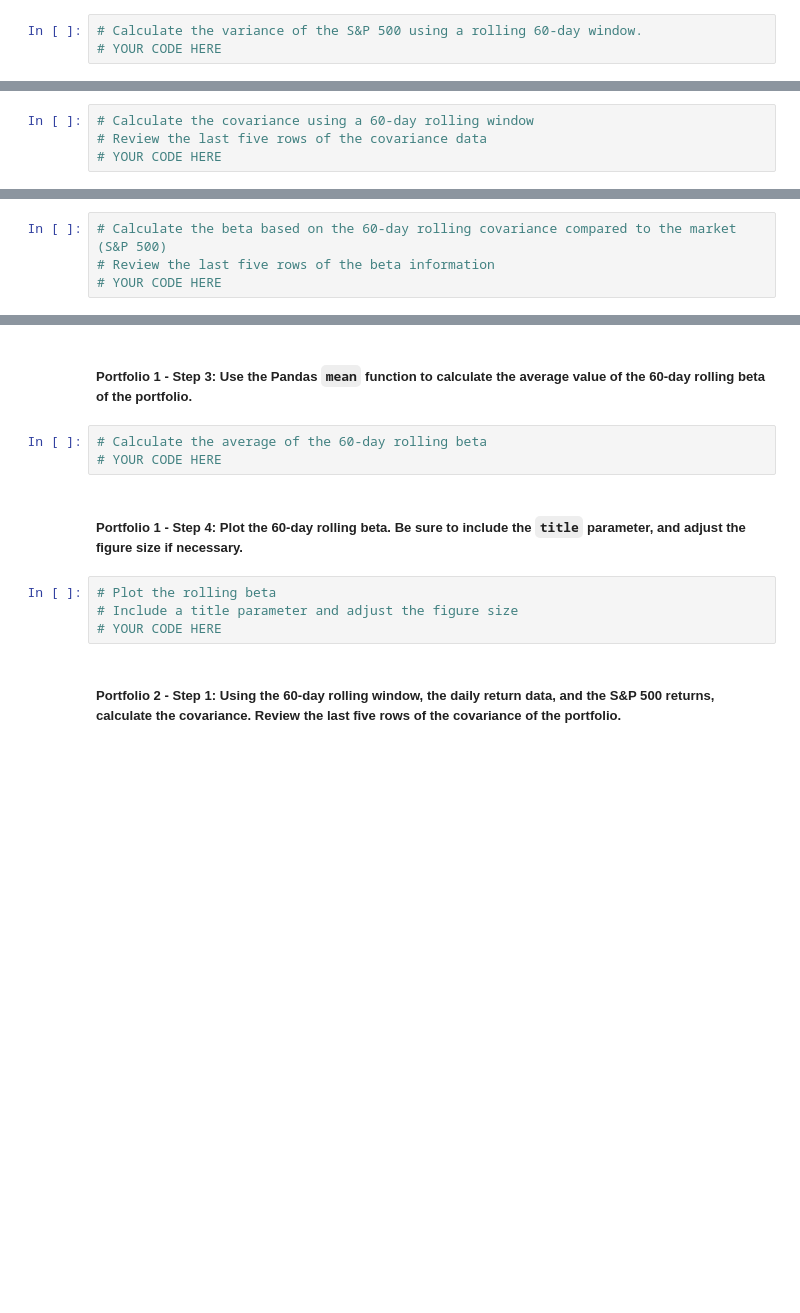
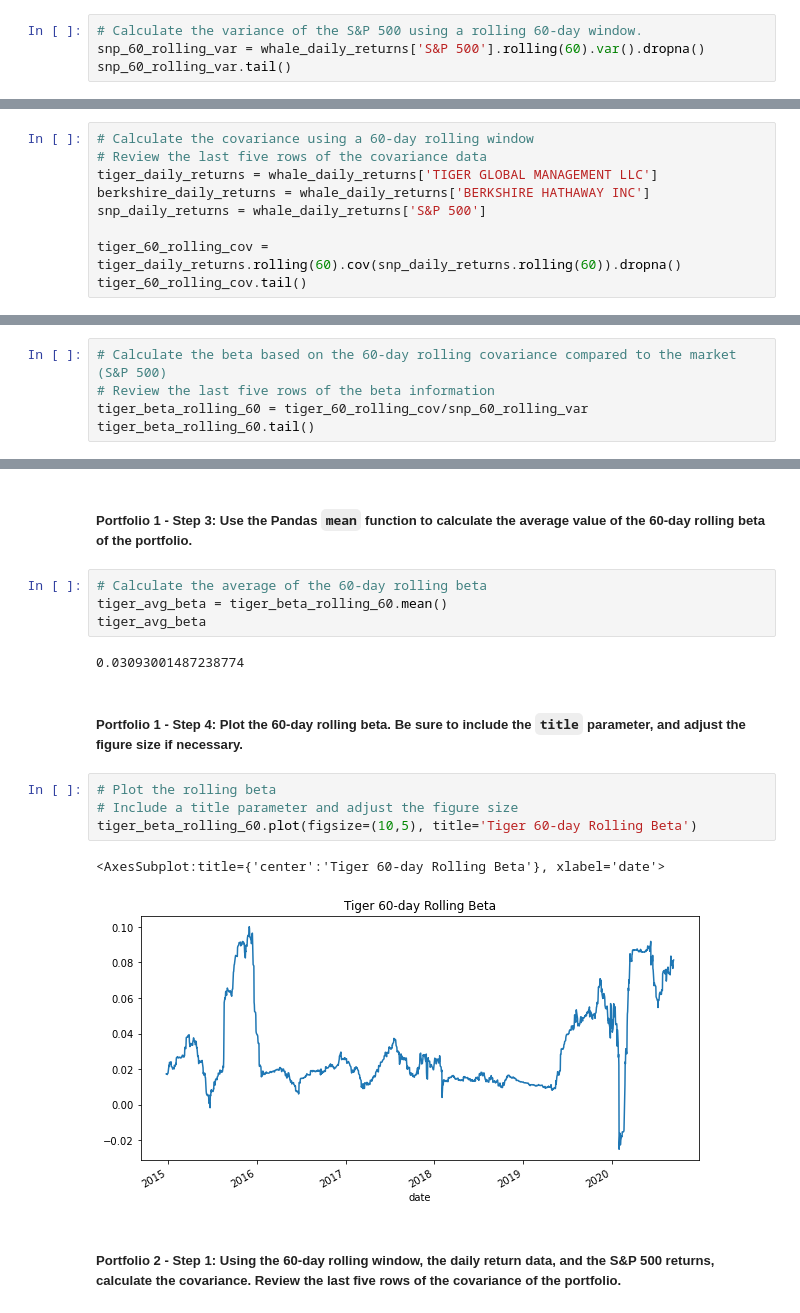
Before and after one commit to n8patterson/portfolio_risk_analysis, a Jupyter notebook: risk_return_analysis.ipynb, the cells around one changed output, grey strips where cells are left out. Saved outputs shown, nothing was run; the diff lists cells and outputs as text; blank space fills up the shorter version.

```diff
--- a/risk_return_analysis.ipynb
+++ b/risk_return_analysis.ipynb
@@ -482,4 +482,5 @@ Your analysis is nearing completion. Now, you need to evaluate how the portfolio
 #### Use the Pandas `var` function to calculate the variance of the S&P 500 by using a 60-day rolling window. Visualize the last five rows of the variance of the S&P 500.
 # %%
 # Calculate the variance of the S&P 500 using a rolling 60-day window.
-# YOUR CODE HERE
+snp_60_rolling_var = whale_daily_returns['S&P 500'].rolling(60).var().dropna()
+snp_60_rolling_var.tail()
@@ -498,4 +507,9 @@ Your analysis is nearing completion. Now, you need to evaluate how the portfolio
 # %%
 # Calculate the covariance using a 60-day rolling window
 # Review the last five rows of the covariance data
-# YOUR CODE HERE
+tiger_daily_returns = whale_daily_returns['TIGER GLOBAL MANAGEMENT LLC']
+berkshire_daily_returns = whale_daily_returns['BERKSHIRE HATHAWAY INC']
+snp_daily_returns = whale_daily_returns['S&P 500']
+
+tiger_60_rolling_cov = tiger_daily_returns.rolling(60).cov(snp_daily_returns.rolling(60)).dropna()
+tiger_60_rolling_cov.tail()
@@ -504,4 +526,5 @@ Your analysis is nearing completion. Now, you need to evaluate how the portfolio
 # %%
 # Calculate the beta based on the 60-day rolling covariance compared to the market (S&P 500)
 # Review the last five rows of the beta information
-# YOUR CODE HERE
+tiger_beta_rolling_60 = tiger_60_rolling_cov/snp_60_rolling_var
+tiger_beta_rolling_60.tail()
@@ -509,13 +540,19 @@ Your analysis is nearing completion. Now, you need to evaluate how the portfolio
 ##### Portfolio 1 - Step 3: Use the Pandas `mean` function to calculate the average value of the 60-day rolling beta of the portfolio.
 # %%
 # Calculate the average of the 60-day rolling beta
-# YOUR CODE HERE
+tiger_avg_beta = tiger_beta_rolling_60.mean()
+tiger_avg_beta
+# %% [output]
+0.03093001487238774
 # %% [markdown]
 ##### Portfolio 1 - Step 4: Plot the 60-day rolling beta. Be sure to include the `title` parameter, and adjust the figure size if necessary.
 # %%
 # Plot the rolling beta
 # Include a title parameter and adjust the figure size
-# YOUR CODE HERE
+tiger_beta_rolling_60.plot(figsize=(10,5), title='Tiger 60-day Rolling Beta')
+# %% [output]
+<AxesSubplot:title={'center':'Tiger 60-day Rolling Beta'}, xlabel='date'>
+[figure, added]
 # %% [markdown]
 ##### Portfolio 2 - Step 1: Using the 60-day rolling window, the daily return data, and the S&P 500 returns, calculate the covariance. Review the last five rows of the covariance of the portfolio.
 # %%
```
Also changed, not shown: parts of 9 cells of this notebook.
